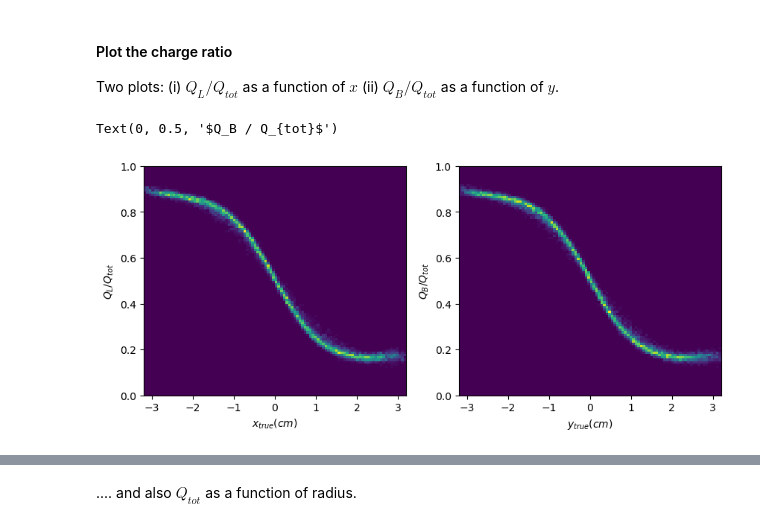
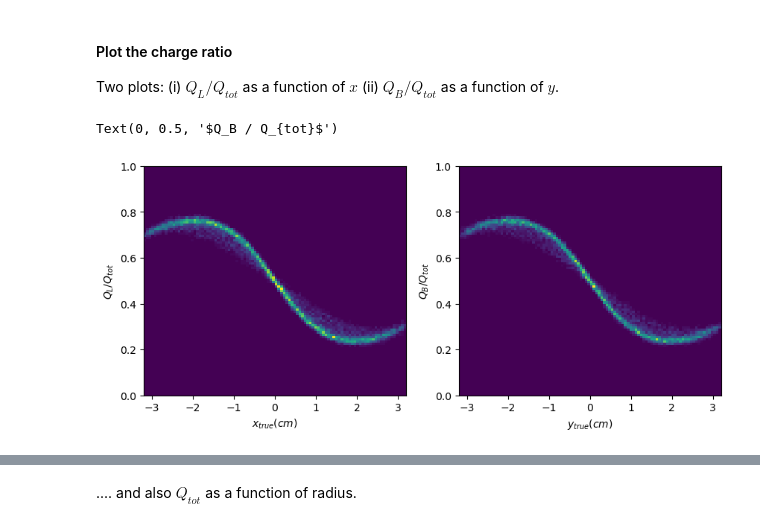
Before and after one commit to acolijn/OptoSim, a Jupyter notebook: notebook/ReadDataVerification.ipynb, the cells around one changed output, grey strips where cells are left out. Saved outputs shown, nothing was run; the diff lists cells and outputs as text; code cells hidden in the pictures.

```diff
--- a/notebook/ReadDataVerification.ipynb
+++ b/notebook/ReadDataVerification.ipynb
@@ -22,5 +27,4 @@ File /data/xenon/acolijn/optosim/data/mc0000/mc0000.0000.hd5f is currently open
 # %% [markdown]
 #### Get all the file names and initialize the data reader class
 # %%
-files = glob.glob('/data/xenon/acolijn/optosim/data/mc0004/*0000.hd5f')
-events = EventReader(files)
+files = glob.glob('/data/xenon/acolijn/optosim/data/mc0001/*0000.hd5f')
@@ -85,15 +111,15 @@ Two plots: (i) $Q_L / Q_{tot}$ as a function of $x$ (ii) $Q_B / Q_{tot}$ as a fu
 # %%
 fig, axs = plt.subplots(1, 2, figsize=(10, 4))
 
 R = events.config['geometry']['radius']
 
-h1 = axs[0].hist2d(xp,q_lr,bins=(100,100), range=((-R,R),(0,1)))
+h1 = axs[0].hist2d(df['x'],df['q_lr'],bins=(100,100), range=((-R,R),(0,1)))
 axs[0].set_xlabel('$x_{true} (cm)$')
 axs[0].set_ylabel('$Q_L / Q_{tot}$')
 
-h2 = axs[1].hist2d(yp,q_tb,bins=(100,100), range=((-R,R),(0,1)))
+h2 = axs[1].hist2d(df['y'],df['q_tb'],bins=(100,100), range=((-R,R),(0,1)))
 axs[1].set_xlabel('$y_{true} (cm)$')
 axs[1].set_ylabel('$Q_B / Q_{tot}$')
 # %% [output]
 Text(0, 0.5, '$Q_B / Q_{tot}$')
-[figure, old version]
+[figure, new version]
```
Also changed, not shown: parts of 10 cells of this notebook, 5 other files.
